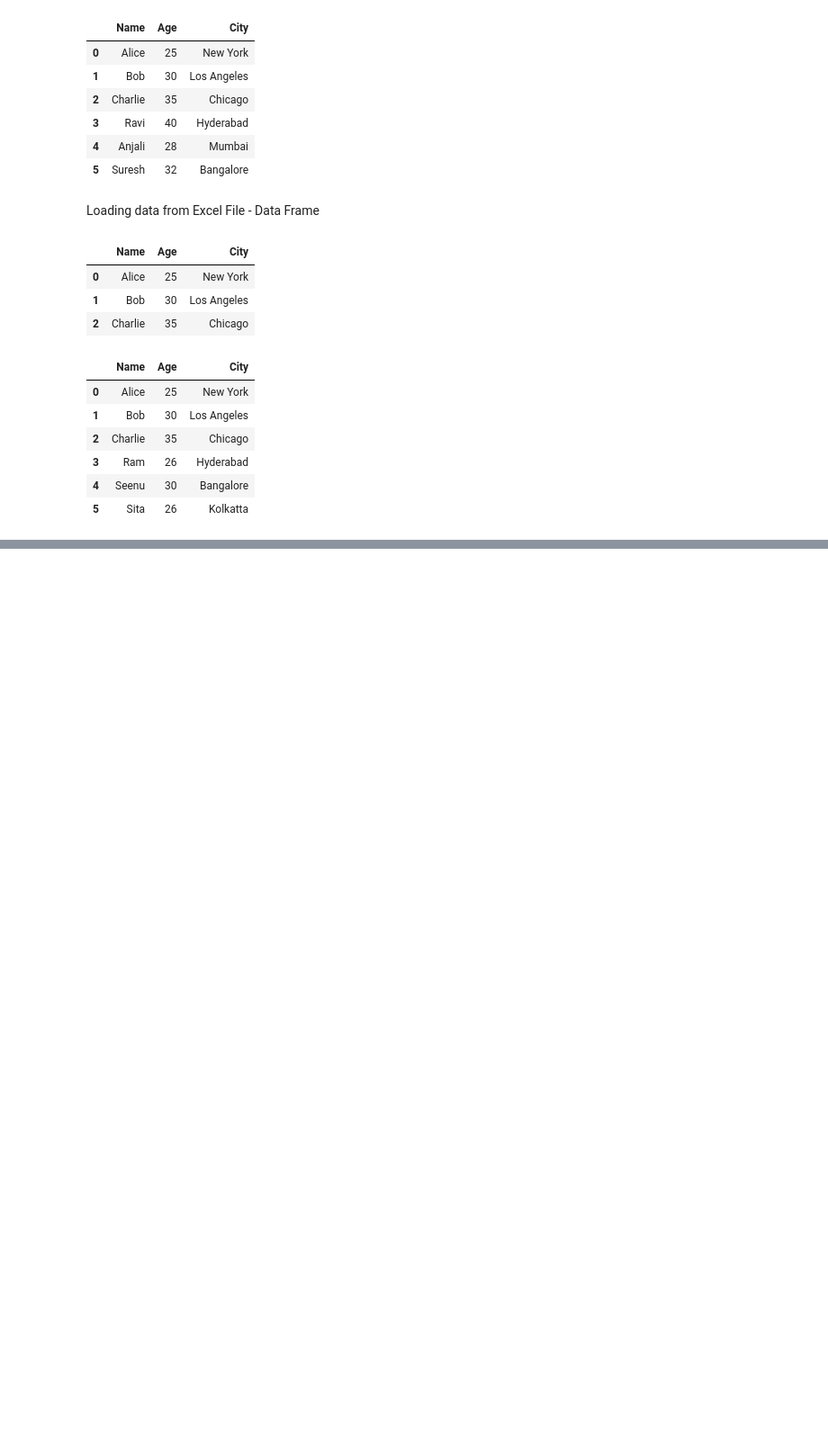
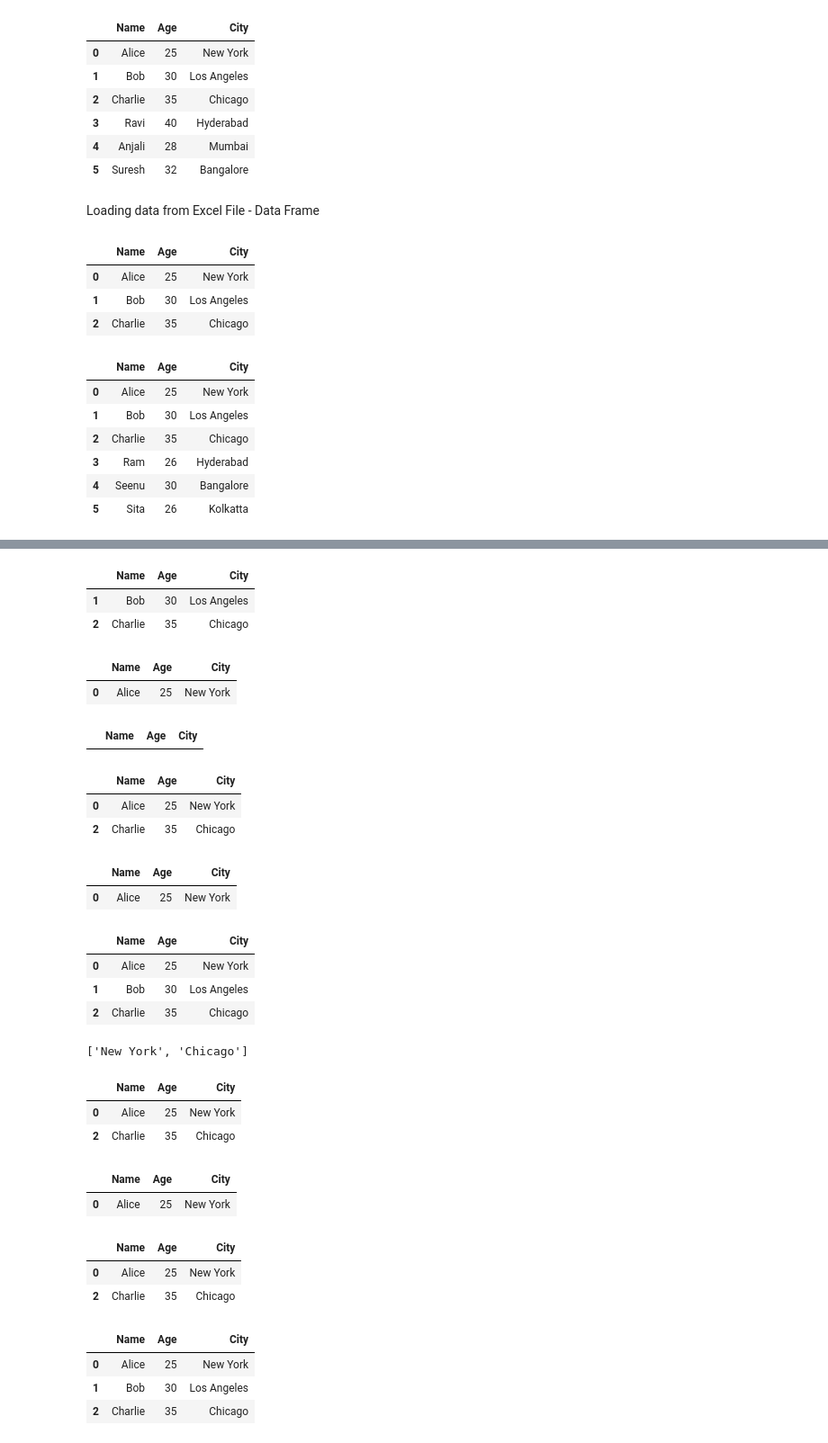
Before and after one commit to srinivasskc/my_datascience_journal, a Jupyter notebook: pandas_notebook.ipynb, the cells around one changed output, grey strips where cells are left out. Shown at 90% size. Drawn from its saved outputs; the diff is of its cells as text; code cells hidden in the pictures; blank space fills up the shorter version.

```diff
--- a/pandas_notebook.ipynb
+++ b/pandas_notebook.ipynb
@@ -476,0 +549,70 @@ df_dict_excel_read
+# %%
+# Filtering DataFrame Rows
+
+df_new_dict[df_new_dict["Age"]>25]
+# %% [output]
+|  | Name | Age | City |
+| 1 | Bob | 30 | Los Angeles |
+| 2 | Charlie | 35 | Chicago |
+# %%
+df_new_dict[df_new_dict["Name"] == "Alice"]
+# %% [output]
+|  | Name | Age | City |
+| 0 | Alice | 25 | New York |
+# %%
+# Filtering DataFrame Rows with Multiple Conditions
+df_new_dict[(df_new_dict["City"] == "New York") & (df_new_dict["Age"] > 30)]
+# %% [output]
+|  | Name | Age | City |
+# %%
+# Filtering DataFrame Rows with Multiple Conditions
+df_new_dict[(df_new_dict["City"] == "New York") | (df_new_dict["Age"] > 30)]
+# %% [output]
+|  | Name | Age | City |
+| 0 | Alice | 25 | New York |
+| 2 | Charlie | 35 | Chicago |
+# %%
+# Filtering DataFrame Rows with Multiple Conditions
+df_new_dict[(df_new_dict["City"] == "New York") & (df_new_dict["Age"] < 30)]
+# %% [output]
+|  | Name | Age | City |
+| 0 | Alice | 25 | New York |
+# %%
+df_new_dict
+# %% [output]
+|  | Name | Age | City |
+| 0 | Alice | 25 | New York |
+| 1 | Bob | 30 | Los Angeles |
+| 2 | Charlie | 35 | Chicago |
+# %%
+selected_cities = ["New York", "Chicago"]
+selected_cities
+# %% [output]
+['New York', 'Chicago']
+# %%
+df_new_dict[df_new_dict["City"].isin (selected_cities)]
+# Filtering rows where city is in the selected list of cities.
+# %% [output]
+|  | Name | Age | City |
+| 0 | Alice | 25 | New York |
+| 2 | Charlie | 35 | Chicago |
+# %%
+df_new_dict[df_new_dict["Name"].str.startswith("A")]
+# Filtering rows where the "Name" starts with "A"
+# %% [output]
+|  | Name | Age | City |
+| 0 | Alice | 25 | New York |
+# %%
+df_new_dict[df_new_dict["Name"].str.endswith("e")]
+# Filtering rows where the "Name" ends with "e"
+# %% [output]
+|  | Name | Age | City |
+| 0 | Alice | 25 | New York |
+| 2 | Charlie | 35 | Chicago |
+# %%
+df_new_dict
+# %% [output]
+|  | Name | Age | City |
+| 0 | Alice | 25 | New York |
+| 1 | Bob | 30 | Los Angeles |
+| 2 | Charlie | 35 | Chicago |
```
Also changed, not shown: parts of 11 cells of this notebook.
